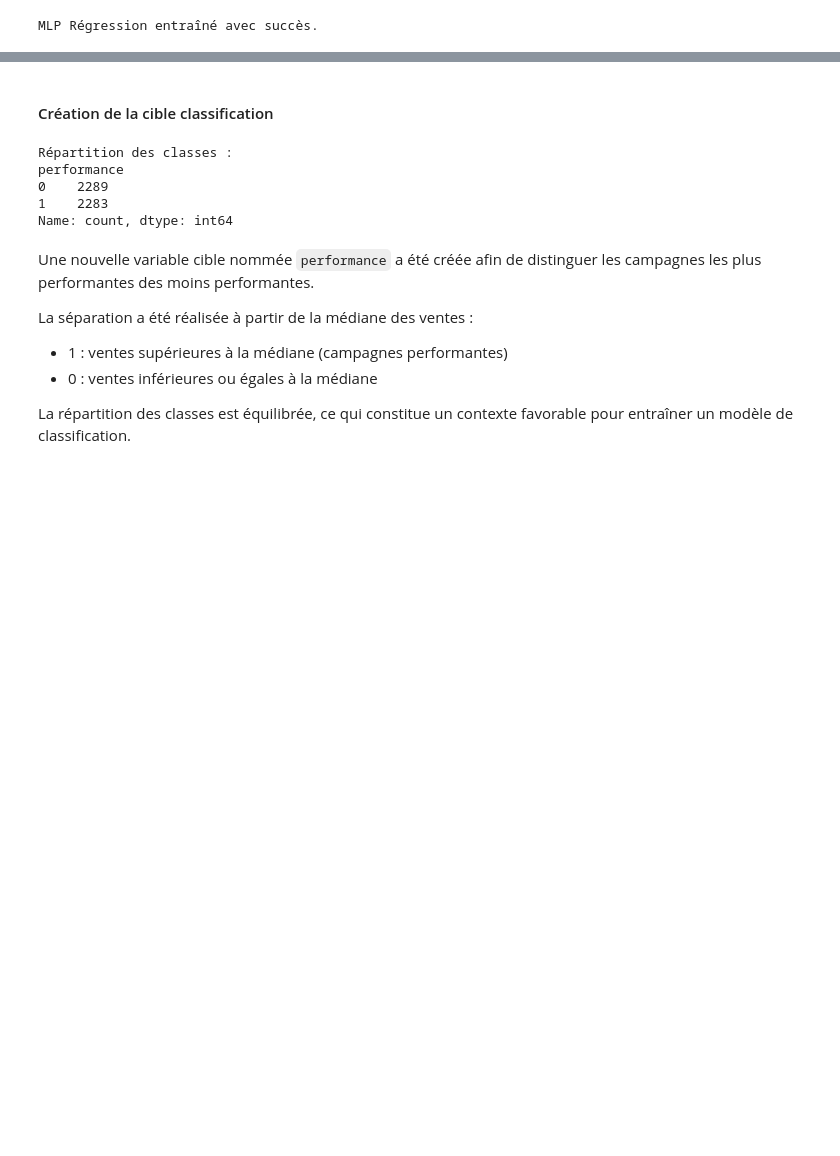
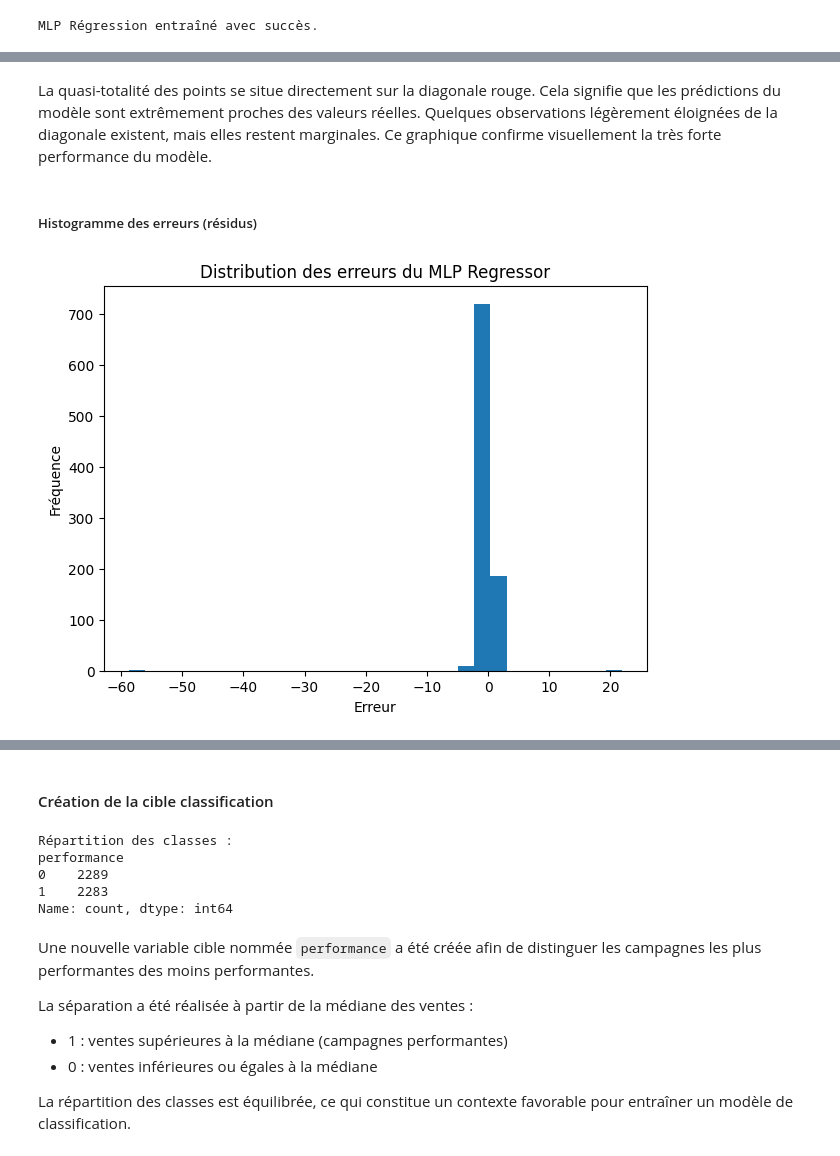
Before and after one commit to thelssa/marketing-roi-ml-project, a Jupyter notebook: notebooks/02_modeling.ipynb, the cells around one changed output, grey strips where cells are left out. Saved outputs shown, nothing was run; the diff lists cells and outputs as text; code cells hidden in the pictures; blank space fills up the shorter version.

```diff
--- a/notebooks/02_modeling.ipynb
+++ b/notebooks/02_modeling.ipynb
@@ -413,0 +535,18 @@ Le niveau d’erreur est très faible et le modèle explique presque totalement
+# %% [markdown]
+La quasi-totalité des points se situe directement sur la diagonale rouge.
+Cela signifie que les prédictions du modèle sont extrêmement proches des valeurs réelles.
+Quelques observations légèrement éloignées de la diagonale existent, mais elles restent marginales.
+Ce graphique confirme visuellement la très forte performance du modèle.
+# %% [markdown]
+##### Histogramme des erreurs (résidus)
+# %%
+errors = y_test - y_pred_mlp.flatten()
+
+plt.figure(figsize=(7,5))
+plt.hist(errors, bins=30)
+plt.title("Distribution des erreurs du MLP Regressor")
+plt.xlabel("Erreur")
+plt.ylabel("Fréquence")
+plt.show()
+# %% [output]
+[figure, added]
```
Also changed, not shown: parts of 22 cells of this notebook, 3 other files.
